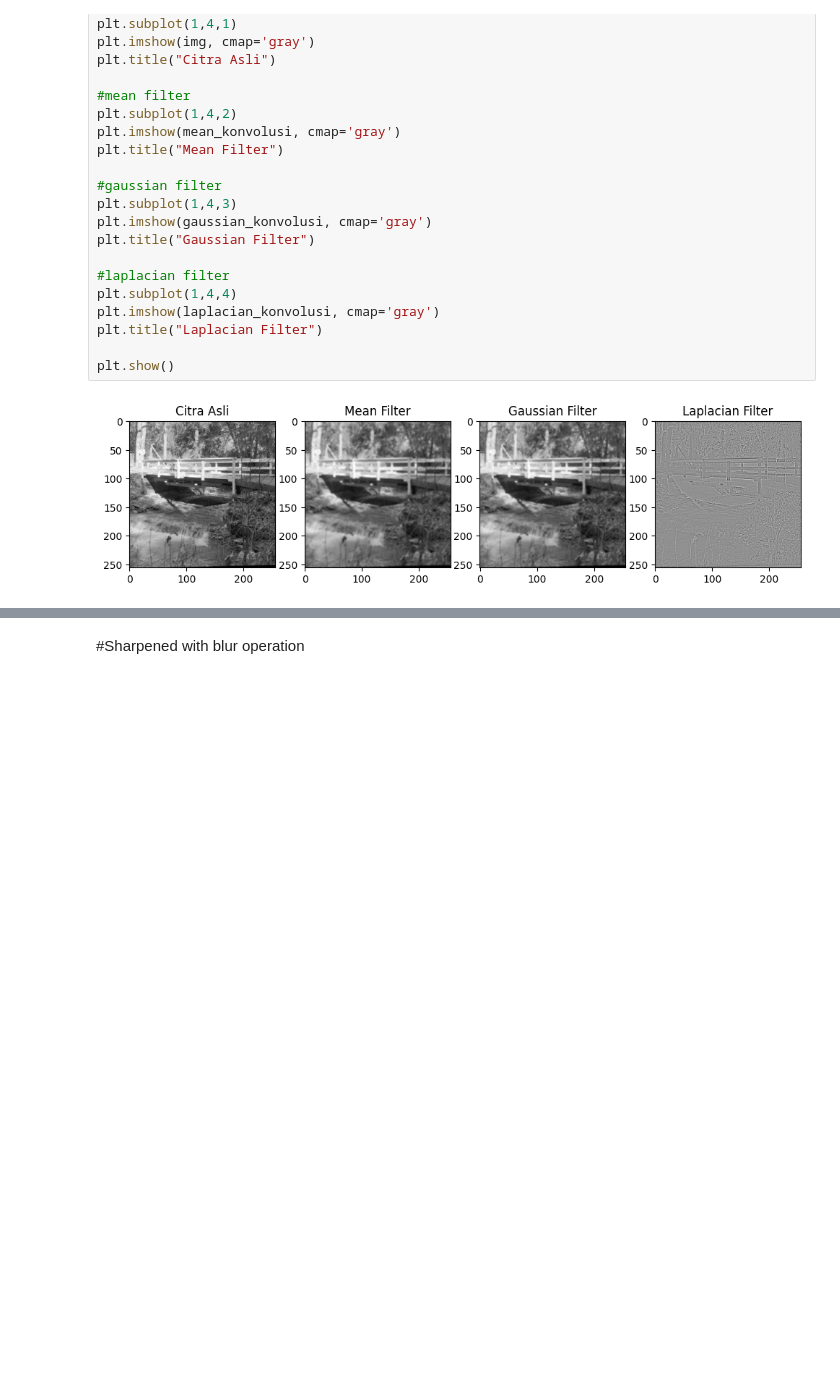
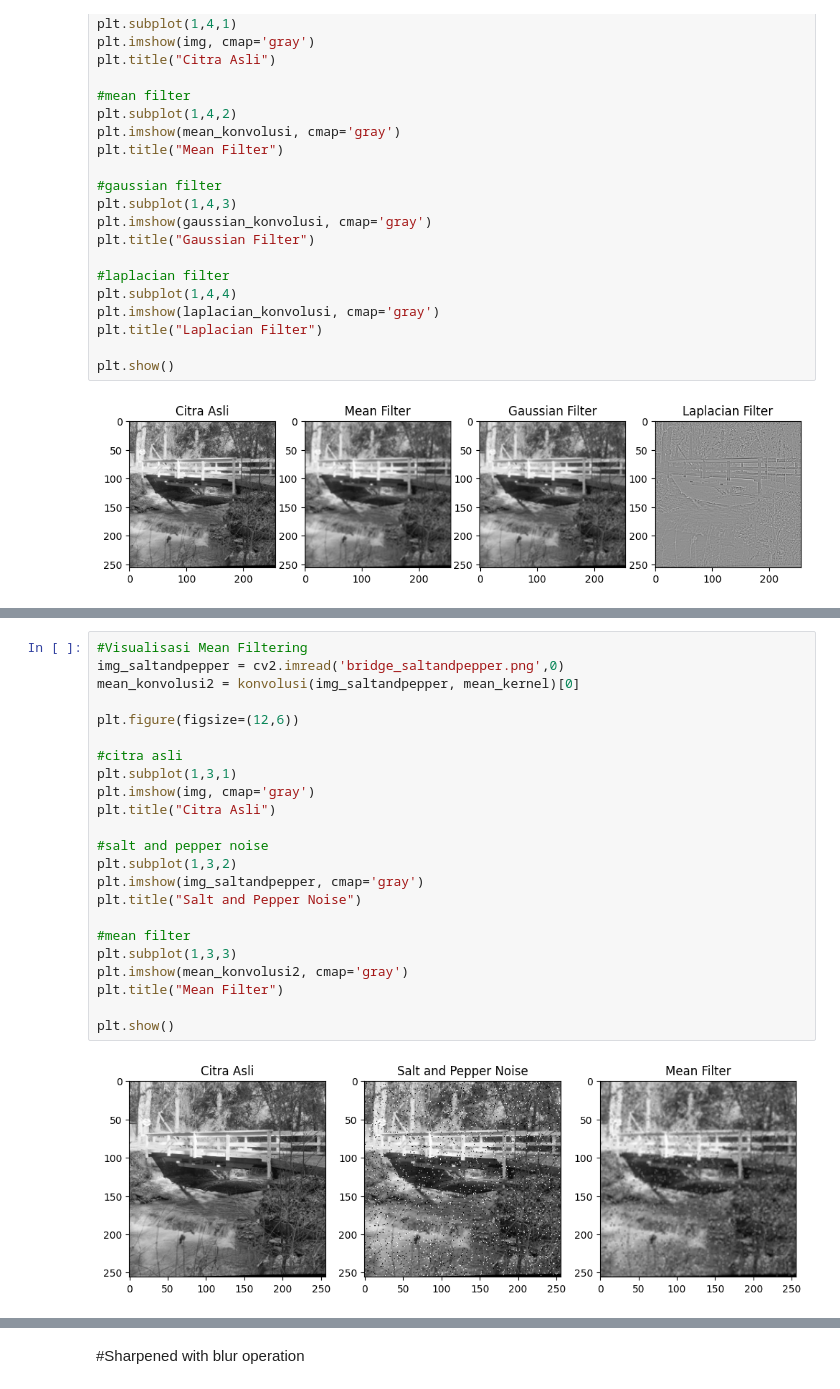
Before and after one commit to nyayuchika/pcd-coursework, a Jupyter notebook: PCD_Assignment02.ipynb, the cells around one changed output, grey strips where cells are left out. Saved outputs shown, nothing was run; the diff lists cells and outputs as text; blank space fills up the shorter version.

```diff
--- a/PCD_Assignment02.ipynb
+++ b/PCD_Assignment02.ipynb
@@ -177,0 +189,25 @@ Diskusi:
+# %%
+#Visualisasi Mean Filtering
+img_saltandpepper = cv2.imread('bridge_saltandpepper.png',0)
+mean_konvolusi2 = konvolusi(img_saltandpepper, mean_kernel)[0]
+
+plt.figure(figsize=(12,6))
+
+#citra asli
+plt.subplot(1,3,1)
+plt.imshow(img, cmap='gray')
+plt.title("Citra Asli")
+
+#salt and pepper noise
+plt.subplot(1,3,2)
+plt.imshow(img_saltandpepper, cmap='gray')
+plt.title("Salt and Pepper Noise")
+
+#mean filter
+plt.subplot(1,3,3)
+plt.imshow(mean_konvolusi2, cmap='gray')
+plt.title("Mean Filter")
+
+plt.show()
+# %% [output]
+[figure, added]
```
Also changed, not shown: parts of 9 cells of this notebook.
